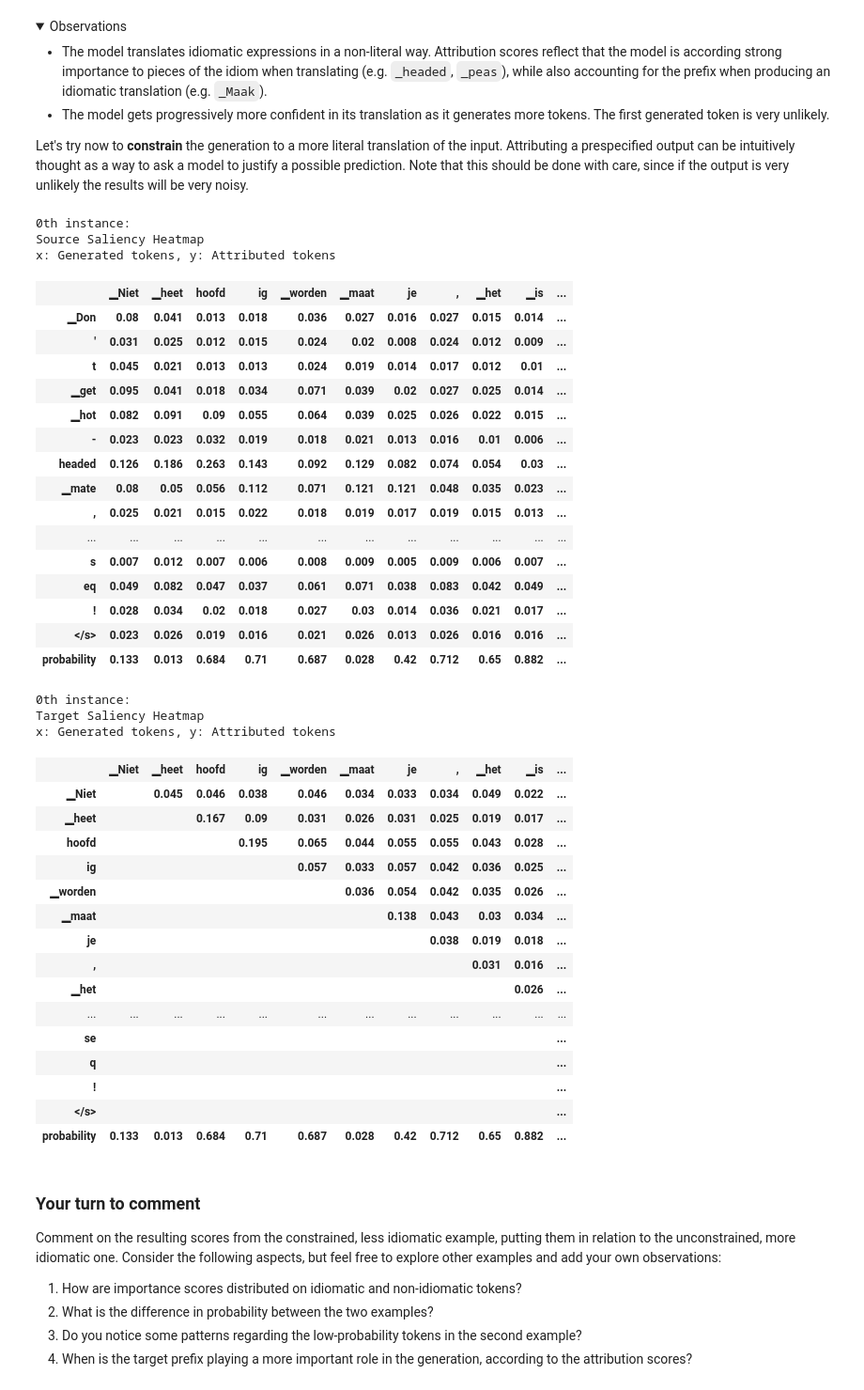
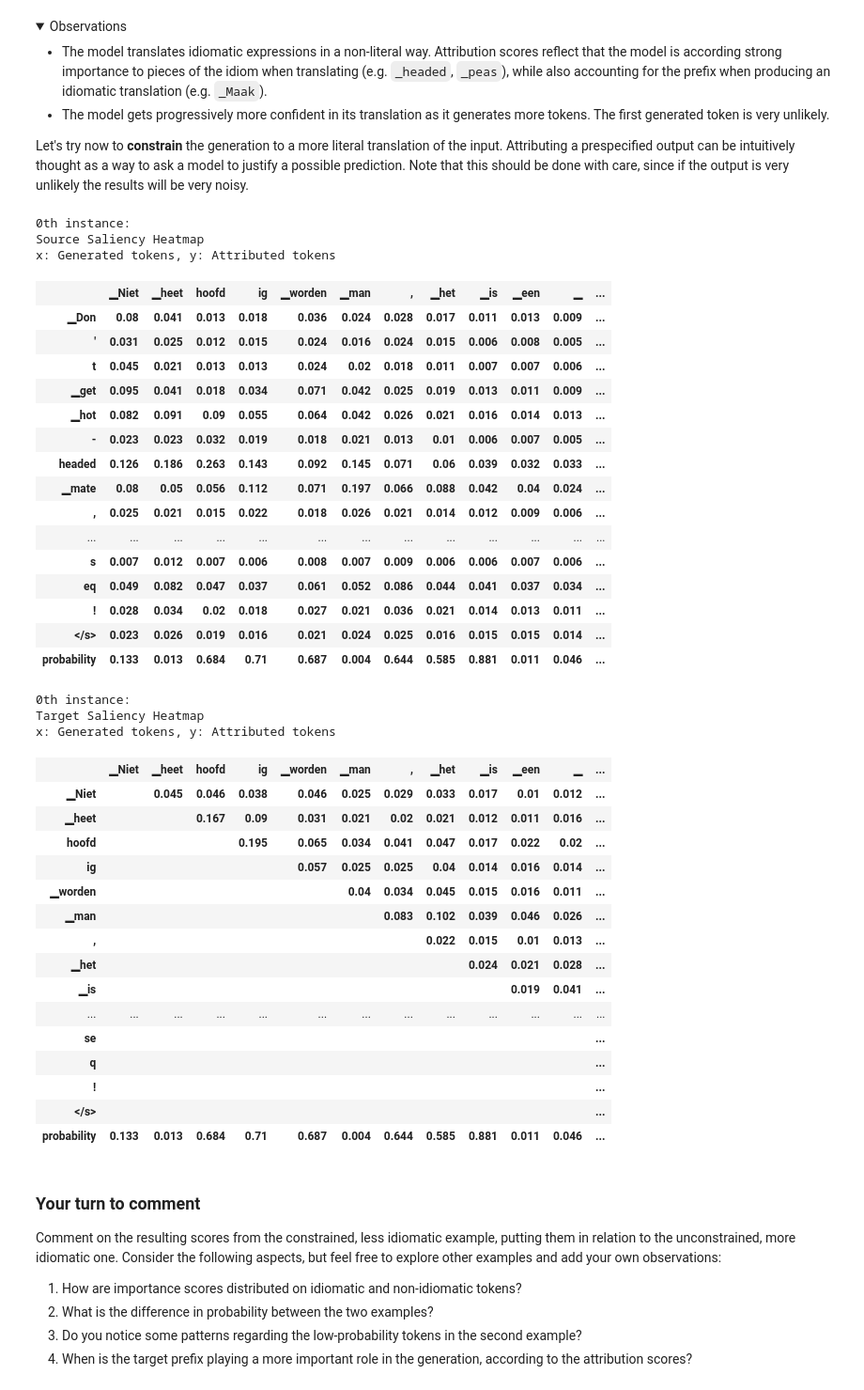
Before and after one commit to gsarti/ik-nlp-tutorials, a Jupyter notebook: notebooks/W5E_Inseq_Analysis.ipynb, the cells around one changed output. Shown: that part at 94% size. Saved outputs shown, nothing was run; the diff lists cells and outputs as text; code cells hidden in the pictures; folded sections open.

```diff
--- a/notebooks/W5E_Inseq_Analysis.ipynb
+++ b/notebooks/W5E_Inseq_Analysis.ipynb
@@ -81,53 +81,54 @@ Let's try now to **constrain** the generation to a more literal translation of t
 # %%
 import inseq
 
 model = inseq.load_model("Helsinki-NLP/opus-mt-en-nl", "input_x_gradient")
 out = model.attribute(
     "Don't get hot-headed mate, it's easy peasy to study models with Inseq!",
-    "Niet heethoofdig worden maatje, het is gemakkelijk peasy om modellen te bestuderen met Inseq!",
+    #"Niet heethoofdig worden maatje, het is gemakkelijk peasy om modellen te bestuderen met Inseq!",
+    "Niet heethoofdig worden man, het is een makkie om modellen te bestuderen met Inseq!",
     attribute_target=True,
     step_scores=["probability"]
 )
 out.show()
 # %% [output]
 0th instance:
 Source Saliency Heatmap
 x: Generated tokens, y: Attributed tokens
-|  | ▁Niet | ▁heet | hoofd | ig | ▁worden | ▁maat | je | , | ▁het | ▁is | ... |
-| ▁Don | 0.08 | 0.041 | 0.013 | 0.018 | 0.036 | 0.027 | 0.016 | 0.027 | 0.015 | 0.014 | ... |
-| ' | 0.031 | 0.025 | 0.012 | 0.015 | 0.024 | 0.02 | 0.008 | 0.024 | 0.012 | 0.009 | ... |
-| t | 0.045 | 0.021 | 0.013 | 0.013 | 0.024 | 0.019 | 0.014 | 0.017 | 0.012 | 0.01 | ... |
-| ▁get | 0.095 | 0.041 | 0.018 | 0.034 | 0.071 | 0.039 | 0.02 | 0.027 | 0.025 | 0.014 | ... |
-| ▁hot | 0.082 | 0.091 | 0.09 | 0.055 | 0.064 | 0.039 | 0.025 | 0.026 | 0.022 | 0.015 | ... |
-| - | 0.023 | 0.023 | 0.032 | 0.019 | 0.018 | 0.021 | 0.013 | 0.016 | 0.01 | 0.006 | ... |
-| headed | 0.126 | 0.186 | 0.263 | 0.143 | 0.092 | 0.129 | 0.082 | 0.074 | 0.054 | 0.03 | ... |
-| ▁mate | 0.08 | 0.05 | 0.056 | 0.112 | 0.071 | 0.121 | 0.121 | 0.048 | 0.035 | 0.023 | ... |
-| , | 0.025 | 0.021 | 0.015 | 0.022 | 0.018 | 0.019 | 0.017 | 0.019 | 0.015 | 0.013 | ... |
-| ... | ... | ... | ... | ... | ... | ... | ... | ... | ... | ... | ... |
-| s | 0.007 | 0.012 | 0.007 | 0.006 | 0.008 | 0.009 | 0.005 | 0.009 | 0.006 | 0.007 | ... |
-| eq | 0.049 | 0.082 | 0.047 | 0.037 | 0.061 | 0.071 | 0.038 | 0.083 | 0.042 | 0.049 | ... |
-| ! | 0.028 | 0.034 | 0.02 | 0.018 | 0.027 | 0.03 | 0.014 | 0.036 | 0.021 | 0.017 | ... |
-| </s> | 0.023 | 0.026 | 0.019 | 0.016 | 0.021 | 0.026 | 0.013 | 0.026 | 0.016 | 0.016 | ... |
-| probability | 0.133 | 0.013 | 0.684 | 0.71 | 0.687 | 0.028 | 0.42 | 0.712 | 0.65 | 0.882 | ... |
+|  | ▁Niet | ▁heet | hoofd | ig | ▁worden | ▁man | , | ▁het | ▁is | ▁een | ▁ | ... |
+| ▁Don | 0.08 | 0.041 | 0.013 | 0.018 | 0.036 | 0.024 | 0.028 | 0.017 | 0.011 | 0.013 | 0.009 | ... |
+| ' | 0.031 | 0.025 | 0.012 | 0.015 | 0.024 | 0.016 | 0.024 | 0.015 | 0.006 | 0.008 | 0.005 | ... |
+| t | 0.045 | 0.021 | 0.013 | 0.013 | 0.024 | 0.02 | 0.018 | 0.011 | 0.007 | 0.007 | 0.006 | ... |
+| ▁get | 0.095 | 0.041 | 0.018 | 0.034 | 0.071 | 0.042 | 0.025 | 0.019 | 0.013 | 0.011 | 0.009 | ... |
+| ▁hot | 0.082 | 0.091 | 0.09 | 0.055 | 0.064 | 0.042 | 0.026 | 0.021 | 0.016 | 0.014 | 0.013 | ... |
+| - | 0.023 | 0.023 | 0.032 | 0.019 | 0.018 | 0.021 | 0.013 | 0.01 | 0.006 | 0.007 | 0.005 | ... |
+| headed | 0.126 | 0.186 | 0.263 | 0.143 | 0.092 | 0.145 | 0.071 | 0.06 | 0.039 | 0.032 | 0.033 | ... |
+| ▁mate | 0.08 | 0.05 | 0.056 | 0.112 | 0.071 | 0.197 | 0.066 | 0.088 | 0.042 | 0.04 | 0.024 | ... |
+| , | 0.025 | 0.021 | 0.015 | 0.022 | 0.018 | 0.026 | 0.021 | 0.014 | 0.012 | 0.009 | 0.006 | ... |
+| ... | ... | ... | ... | ... | ... | ... | ... | ... | ... | ... | ... | ... |
+| s | 0.007 | 0.012 | 0.007 | 0.006 | 0.008 | 0.007 | 0.009 | 0.006 | 0.006 | 0.007 | 0.006 | ... |
+| eq | 0.049 | 0.082 | 0.047 | 0.037 | 0.061 | 0.052 | 0.086 | 0.044 | 0.041 | 0.037 | 0.034 | ... |
+| ! | 0.028 | 0.034 | 0.02 | 0.018 | 0.027 | 0.021 | 0.036 | 0.021 | 0.014 | 0.013 | 0.011 | ... |
+| </s> | 0.023 | 0.026 | 0.019 | 0.016 | 0.021 | 0.024 | 0.025 | 0.016 | 0.015 | 0.015 | 0.014 | ... |
+| probability | 0.133 | 0.013 | 0.684 | 0.71 | 0.687 | 0.004 | 0.644 | 0.585 | 0.881 | 0.011 | 0.046 | ... |
 0th instance:
 Target Saliency Heatmap
 x: Generated tokens, y: Attributed tokens
-|  | ▁Niet | ▁heet | hoofd | ig | ▁worden | ▁maat | je | , | ▁het | ▁is | ... |
-| ▁Niet |  | 0.045 | 0.046 | 0.038 | 0.046 | 0.034 | 0.033 | 0.034 | 0.049 | 0.022 | ... |
-| ▁heet |  |  | 0.167 | 0.09 | 0.031 | 0.026 | 0.031 | 0.025 | 0.019 | 0.017 | ... |
-| hoofd |  |  |  | 0.195 | 0.065 | 0.044 | 0.055 | 0.055 | 0.043 | 0.028 | ... |
-| ig |  |  |  |  | 0.057 | 0.033 | 0.057 | 0.042 | 0.036 | 0.025 | ... |
-| ▁worden |  |  |  |  |  | 0.036 | 0.054 | 0.042 | 0.035 | 0.026 | ... |
-| ▁maat |  |  |  |  |  |  | 0.138 | 0.043 | 0.03 | 0.034 | ... |
-| je |  |  |  |  |  |  |  | 0.038 | 0.019 | 0.018 | ... |
-| , |  |  |  |  |  |  |  |  | 0.031 | 0.016 | ... |
-| ▁het |  |  |  |  |  |  |  |  |  | 0.026 | ... |
-| ... | ... | ... | ... | ... | ... | ... | ... | ... | ... | ... | ... |
-| se |  |  |  |  |  |  |  |  |  |  | ... |
-| q |  |  |  |  |  |  |  |  |  |  | ... |
-| ! |  |  |  |  |  |  |  |  |  |  | ... |
-| </s> |  |  |  |  |  |  |  |  |  |  | ... |
-| probability | 0.133 | 0.013 | 0.684 | 0.71 | 0.687 | 0.028 | 0.42 | 0.712 | 0.65 | 0.882 | ... |
+|  | ▁Niet | ▁heet | hoofd | ig | ▁worden | ▁man | , | ▁het | ▁is | ▁een | ▁ | ... |
+| ▁Niet |  | 0.045 | 0.046 | 0.038 | 0.046 | 0.025 | 0.029 | 0.033 | 0.017 | 0.01 | 0.012 | ... |
+| ▁heet |  |  | 0.167 | 0.09 | 0.031 | 0.021 | 0.02 | 0.021 | 0.012 | 0.011 | 0.016 | ... |
+| hoofd |  |  |  | 0.195 | 0.065 | 0.034 | 0.041 | 0.047 | 0.017 | 0.022 | 0.02 | ... |
+| ig |  |  |  |  | 0.057 | 0.025 | 0.025 | 0.04 | 0.014 | 0.016 | 0.014 | ... |
+| ▁worden |  |  |  |  |  | 0.04 | 0.034 | 0.045 | 0.015 | 0.016 | 0.011 | ... |
+| ▁man |  |  |  |  |  |  | 0.083 | 0.102 | 0.039 | 0.046 | 0.026 | ... |
+| , |  |  |  |  |  |  |  | 0.022 | 0.015 | 0.01 | 0.013 | ... |
+| ▁het |  |  |  |  |  |  |  |  | 0.024 | 0.021 | 0.028 | ... |
+| ▁is |  |  |  |  |  |  |  |  |  | 0.019 | 0.041 | ... |
+| ... | ... | ... | ... | ... | ... | ... | ... | ... | ... | ... | ... | ... |
+| se |  |  |  |  |  |  |  |  |  |  |  | ... |
+| q |  |  |  |  |  |  |  |  |  |  |  | ... |
+| ! |  |  |  |  |  |  |  |  |  |  |  | ... |
+| </s> |  |  |  |  |  |  |  |  |  |  |  | ... |
+| probability | 0.133 | 0.013 | 0.684 | 0.71 | 0.687 | 0.004 | 0.644 | 0.585 | 0.881 | 0.011 | 0.046 | ... |
 # %% [markdown]
 ### Your turn to comment
 
```
Also changed, not shown: 2 other files.
